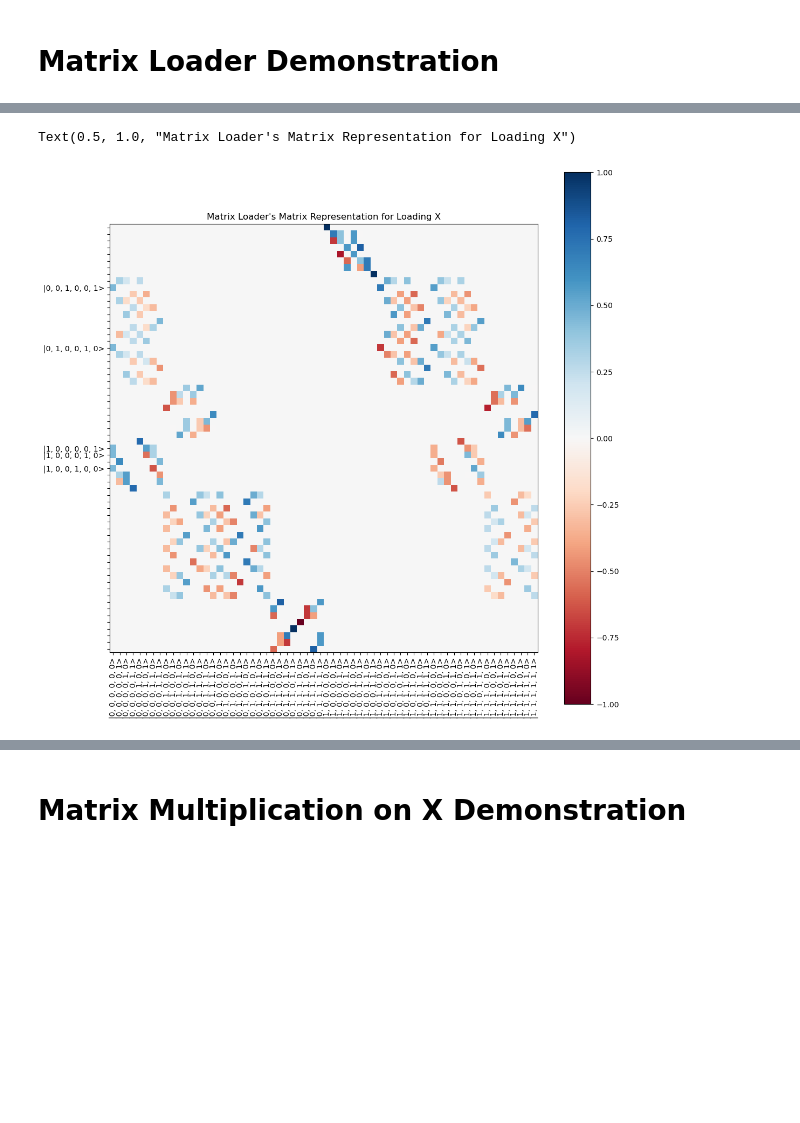
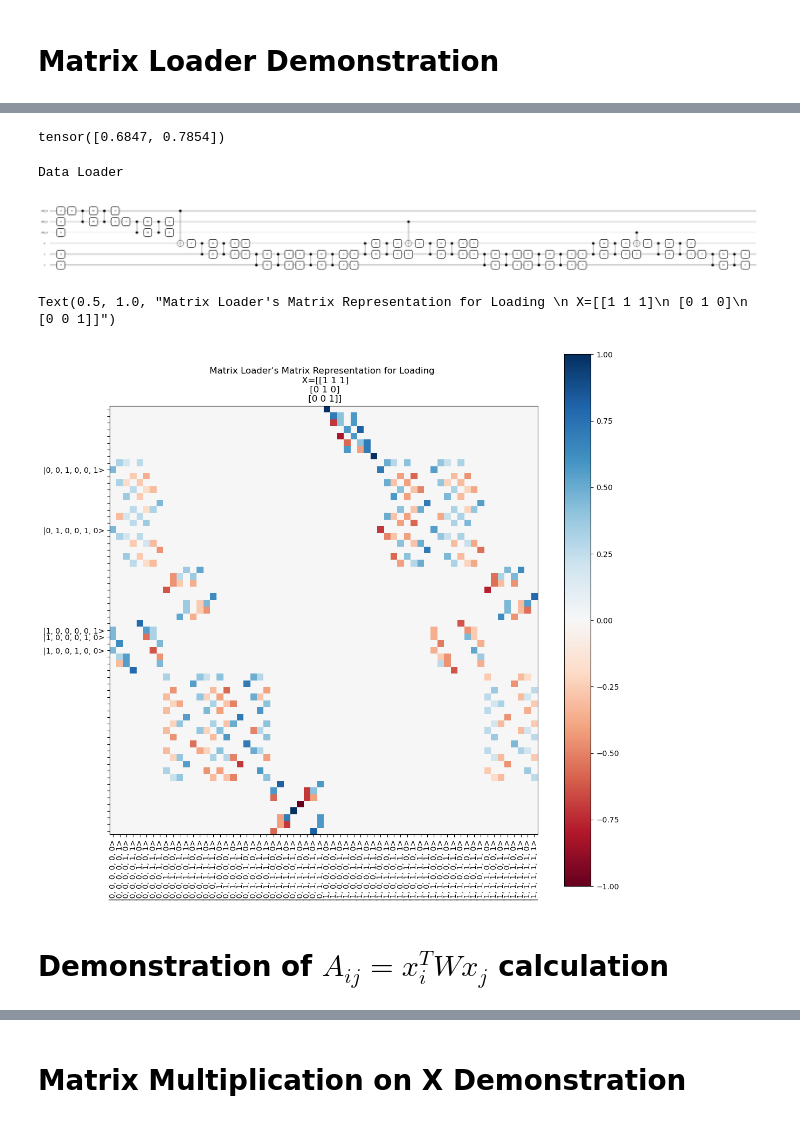
Before and after one commit to EyupBunlu/QViT_HEP_ML4Sci, a Jupyter notebook: Introduction.ipynb, the cells around one changed output, grey strips where cells are left out. Cells and saved outputs as stored; diff of their text form; code cells hidden in the pictures; blank space fills up the shorter version.

```diff
--- a/Introduction.ipynb
+++ b/Introduction.ipynb
@@ -74,9 +81,22 @@ mag_wires = [ '||X||_'+str(i) for i in range (nrow)]
 wires = [ str(i) for i in range (ncolumn)]
 
 mag_alphas,alphas = convert_matrix(X)
+# %%
+mag_alphas
+# %% [output]
+tensor([0.6847, 0.7854])
+# %%
+qml.draw_mpl(matrix_loader,show_all_wires=True,wire_order=mag_wires+wires)(mag_alphas,alphas,mag_wires,wires)
+# q=plt.title('$\huge{Circuit Form}$')
+print('Data Loader')
+# %% [output]
+Data Loader
+[figure, added]
 # %%
 plot_opm(matrix_loader,(mag_alphas,alphas,mag_wires,wires),wire_order = mag_wires+wires)
-plt.title('Matrix Loader\'s Matrix Representation for Loading X')
+plt.title('Matrix Loader\'s Matrix Representation for Loading \n X={}'.format(X.numpy()))
 # %% [output]
-Text(0.5, 1.0, "Matrix Loader's Matrix Representation for Loading X")
+Text(0.5, 1.0, "Matrix Loader's Matrix Representation for Loading \n X=[[1 1 1]\n [0 1 0]\n [0 0 1]]")
-[figure, old version]
+[figure, new version]
+# %% [markdown]
+# Demonstration of $A_{ij}=x_i^TWx_j$ calculation
```
Also changed, not shown: parts of 15 cells of this notebook.
